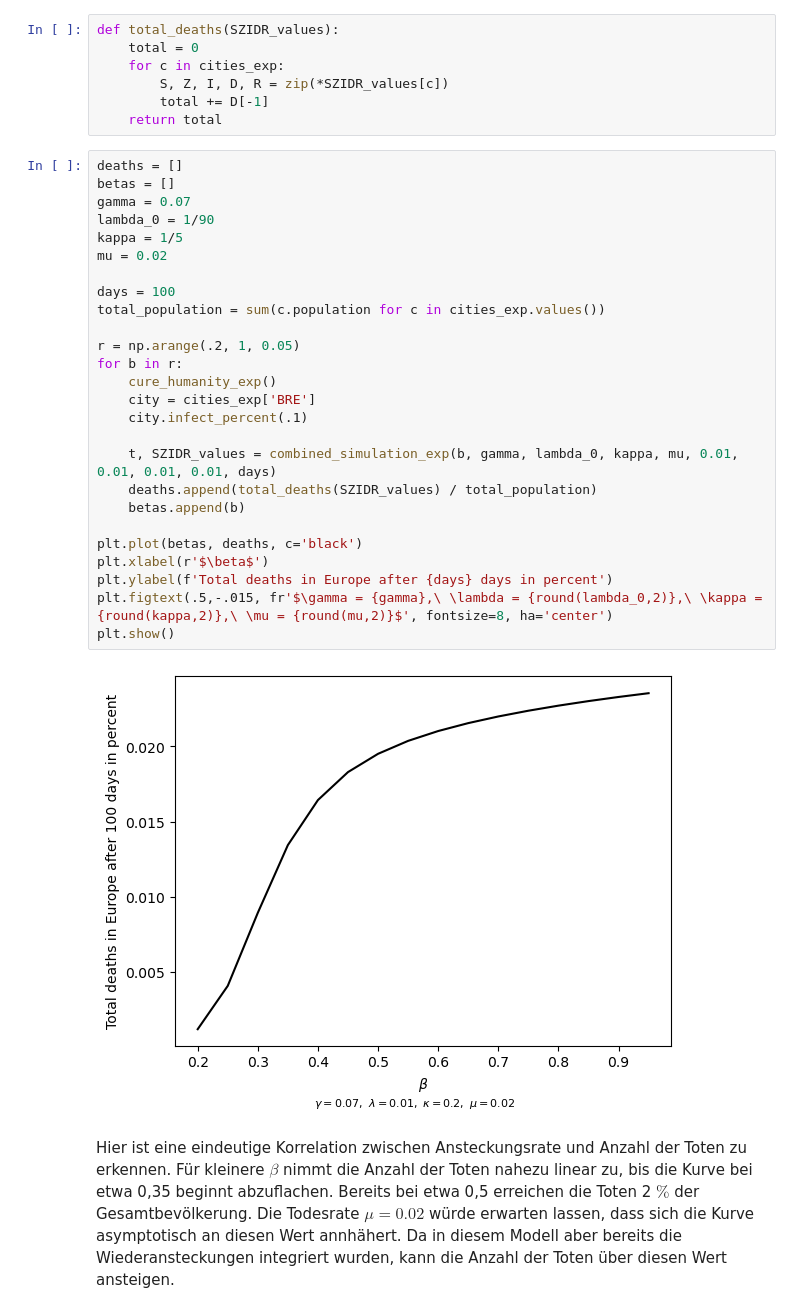
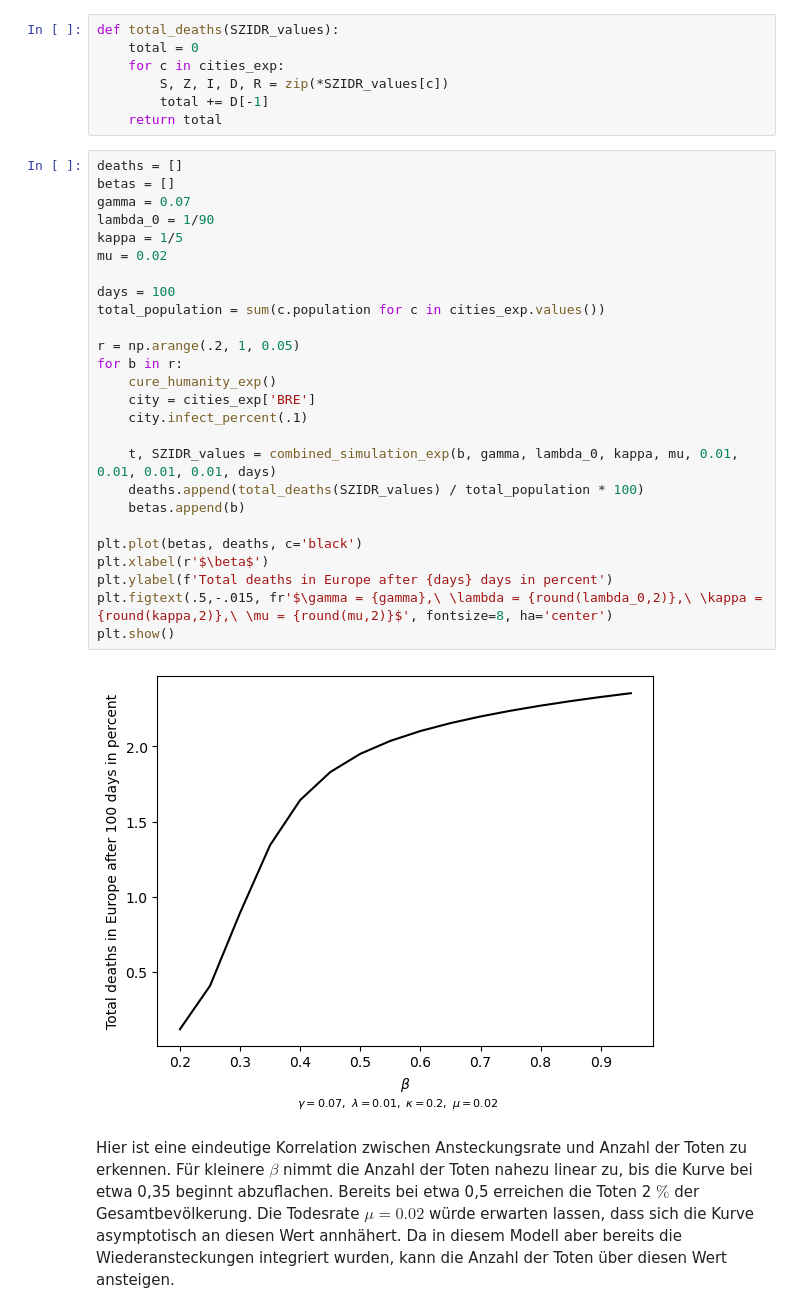
Before and after one commit to LoloSpirit/PlagueInc, a Jupyter notebook: Ausarbeitung_Projekt.ipynb, the cells around one changed output. Saved outputs shown, nothing was run; the diff lists cells and outputs as text.

```diff
--- a/Ausarbeitung_Projekt.ipynb
+++ b/Ausarbeitung_Projekt.ipynb
@@ -1239,31 +1236,31 @@ def total_deaths(SZIDR_values):
 # %%
 deaths = []
 betas = []
 gamma = 0.07
 lambda_0 = 1/90
 kappa = 1/5
 mu = 0.02
 
 days = 100
 total_population = sum(c.population for c in cities_exp.values())
 
 r = np.arange(.2, 1, 0.05)
 for b in r:
     cure_humanity_exp()
     city = cities_exp['BRE']
     city.infect_percent(.1)
 
     t, SZIDR_values = combined_simulation_exp(b, gamma, lambda_0, kappa, mu, 0.01, 0.01, 0.01, 0.01, days)
-    deaths.append(total_deaths(SZIDR_values) / total_population)
+    deaths.append(total_deaths(SZIDR_values) / total_population * 100)
     betas.append(b)
 
 plt.plot(betas, deaths, c='black')
 plt.xlabel(r'$\beta$')
 plt.ylabel(f'Total deaths in Europe after {days} days in percent')
 plt.figtext(.5,-.015, fr'$\gamma = {gamma},\ \lambda = {round(lambda_0,2)},\ \kappa = {round(kappa,2)},\ \mu = {round(mu,2)}$', fontsize=8, ha='center')
 plt.show()
 # %% [output]
-[figure, old version]
+[figure, new version]
 # %% [markdown]
 Hier ist eine eindeutige Korrelation zwischen Ansteckungsrate und Anzahl der Toten zu erkennen. Für kleinere $\beta$ nimmt die Anzahl der Toten nahezu linear zu, bis die Kurve bei etwa 0,35 beginnt abzuflachen. Bereits bei etwa 0,5 erreichen die Toten 2 $\%$ der Gesamtbevölkerung. Die Todesrate $\mu=0.02$ würde erwarten lassen, dass sich die Kurve asymptotisch an diesen Wert annhähert. Da in diesem Modell aber bereits die Wiederansteckungen integriert wurden, kann die Anzahl der Toten über diesen Wert ansteigen.
 # %% [markdown]
```
Also changed, not shown: parts of 7 cells of this notebook, 1 other file.
